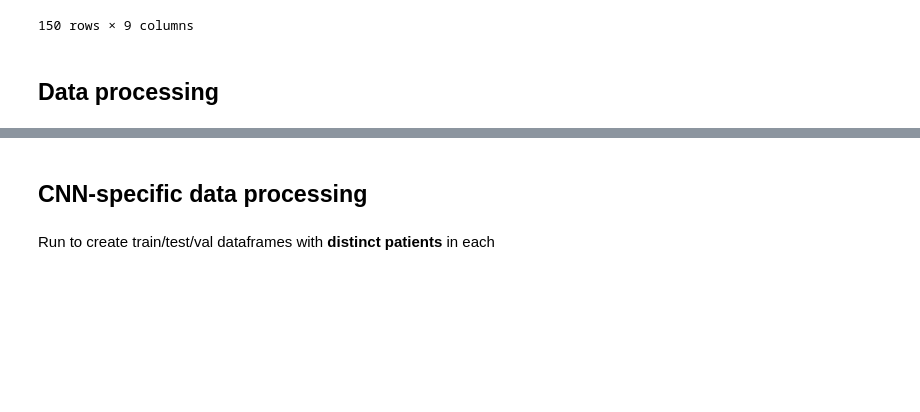
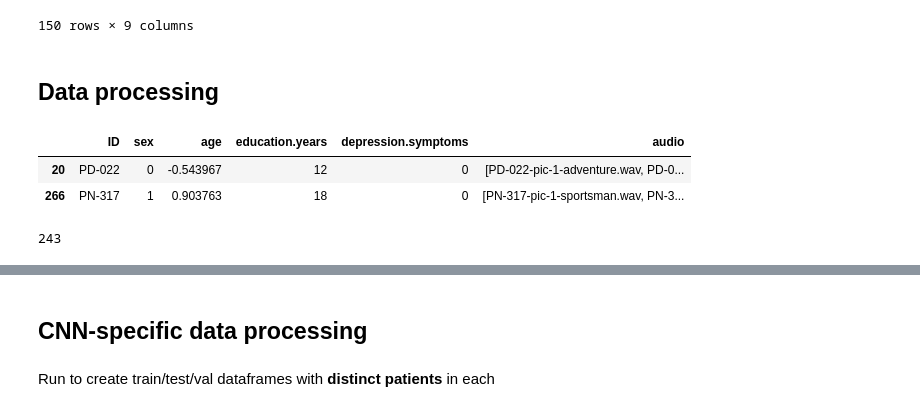
Before and after one commit to Sorooshi/Depression_Spectrograms, a Jupyter notebook: Notebooks/Spectrgogram_CNN.ipynb, the cells around one changed output, grey strips where cells are left out. Cells and saved outputs as stored; diff of their text form; code cells hidden in the pictures; blank space fills up the shorter version.

```diff
--- a/Notebooks/Spectrgogram_CNN.ipynb
+++ b/Notebooks/Spectrgogram_CNN.ipynb
@@ -101,3 +115,13 @@ df = df[df.audio.apply(len) == 3]
+# %%
+df[df.audio.apply(len) > 3]
+# %% [output]
+|  | ID | sex | age | education.years | depression.symptoms | audio |
+| 20 | PD-022 | 0 | -0.543967 | 12 | 0 | [PD-022-pic-1-adventure.wav, PD-0... |
+| 266 | PN-317 | 1 | 0.903763 | 18 | 0 | [PN-317-pic-1-sportsman.wav, PN-3... |
+# %%
+len(df)
+# %% [output]
+243
 # %%
 df.sample(5)
 # %% [output]
```
Also changed, not shown: parts of 29 cells of this notebook.
